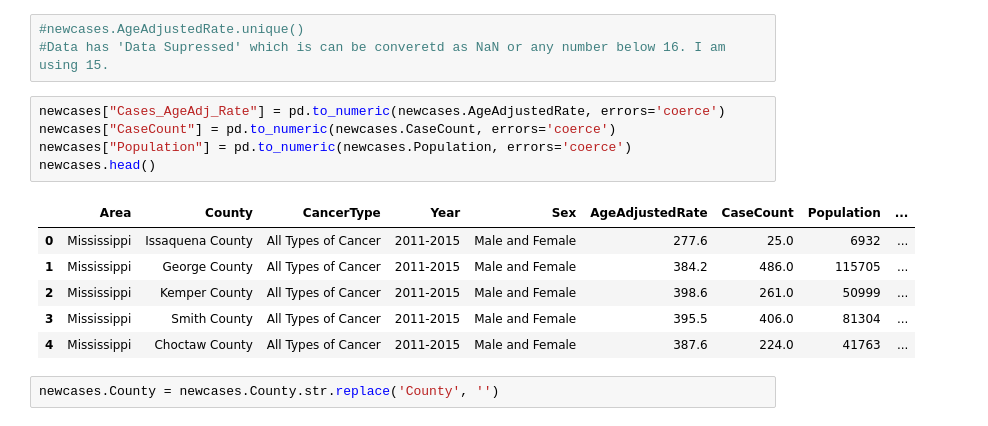
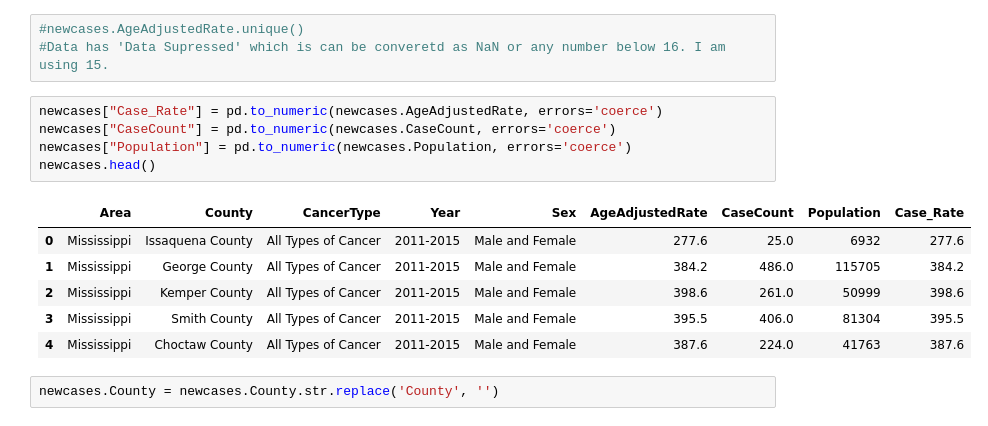
Before and after one commit to Ashutosh-Singhal/Cancer_SHD_TN, a Jupyter notebook: Data_loading_Cleaning.ipynb, the cells around one changed output. Cells and saved outputs as stored; diff of their text form.

```diff
--- a/Data_loading_Cleaning.ipynb
+++ b/Data_loading_Cleaning.ipynb
@@ -305,17 +303,17 @@ newcases.shape
 #newcases.AgeAdjustedRate.unique()
 #Data has 'Data Supressed' which is can be converetd as NaN or any number below 16. I am using 15.
 # %%
-newcases["Cases_AgeAdj_Rate"] = pd.to_numeric(newcases.AgeAdjustedRate, errors='coerce')
+newcases["Case_Rate"] = pd.to_numeric(newcases.AgeAdjustedRate, errors='coerce')
 newcases["CaseCount"] = pd.to_numeric(newcases.CaseCount, errors='coerce')
 newcases["Population"] = pd.to_numeric(newcases.Population, errors='coerce')
 newcases.head()
 # %% [output]
-|  | Area | County | CancerType | Year | Sex | AgeAdjustedRate | CaseCount | Population | ... |
-| 0 | Mississippi | Issaquena County | All Types of Cancer | 2011-2015 | Male and Female | 277.6 | 25.0 | 6932 | ... |
-| 1 | Mississippi | George County | All Types of Cancer | 2011-2015 | Male and Female | 384.2 | 486.0 | 115705 | ... |
-| 2 | Mississippi | Kemper County | All Types of Cancer | 2011-2015 | Male and Female | 398.6 | 261.0 | 50999 | ... |
-| 3 | Mississippi | Smith County | All Types of Cancer | 2011-2015 | Male and Female | 395.5 | 406.0 | 81304 | ... |
-| 4 | Mississippi | Choctaw County | All Types of Cancer | 2011-2015 | Male and Female | 387.6 | 224.0 | 41763 | ... |
+|  | Area | County | CancerType | Year | Sex | AgeAdjustedRate | CaseCount | Population | Case_Rate |
+| 0 | Mississippi | Issaquena County | All Types of Cancer | 2011-2015 | Male and Female | 277.6 | 25.0 | 6932 | 277.6 |
+| 1 | Mississippi | George County | All Types of Cancer | 2011-2015 | Male and Female | 384.2 | 486.0 | 115705 | 384.2 |
+| 2 | Mississippi | Kemper County | All Types of Cancer | 2011-2015 | Male and Female | 398.6 | 261.0 | 50999 | 398.6 |
+| 3 | Mississippi | Smith County | All Types of Cancer | 2011-2015 | Male and Female | 395.5 | 406.0 | 81304 | 395.5 |
+| 4 | Mississippi | Choctaw County | All Types of Cancer | 2011-2015 | Male and Female | 387.6 | 224.0 | 41763 | 387.6 |
 # %%
 newcases.County = newcases.County.str.replace('County', '')
 # %%
```
Also changed, not shown: parts of 12 cells of this notebook, 1 other file.
